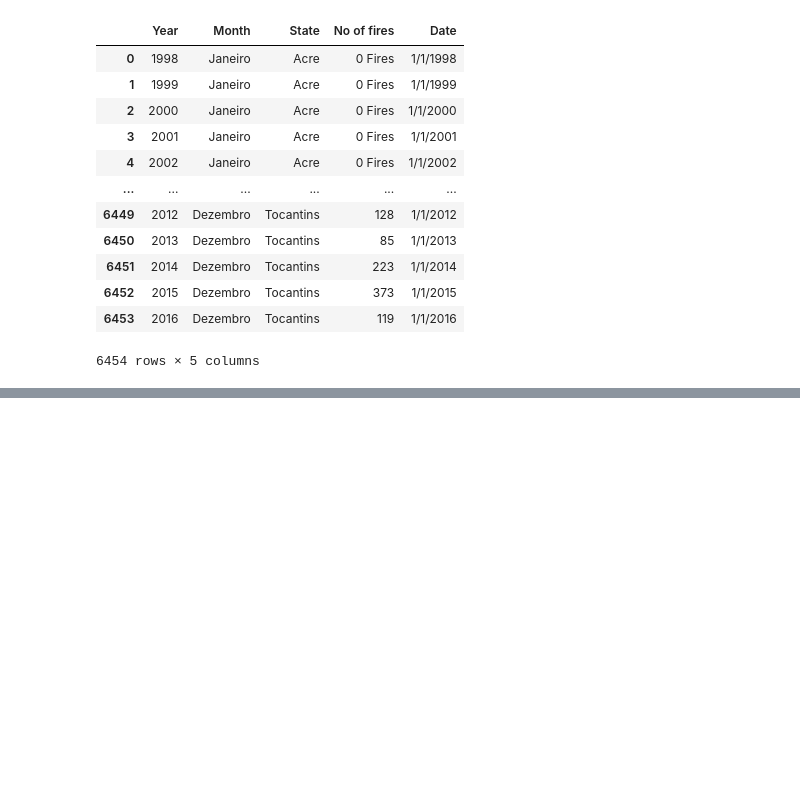
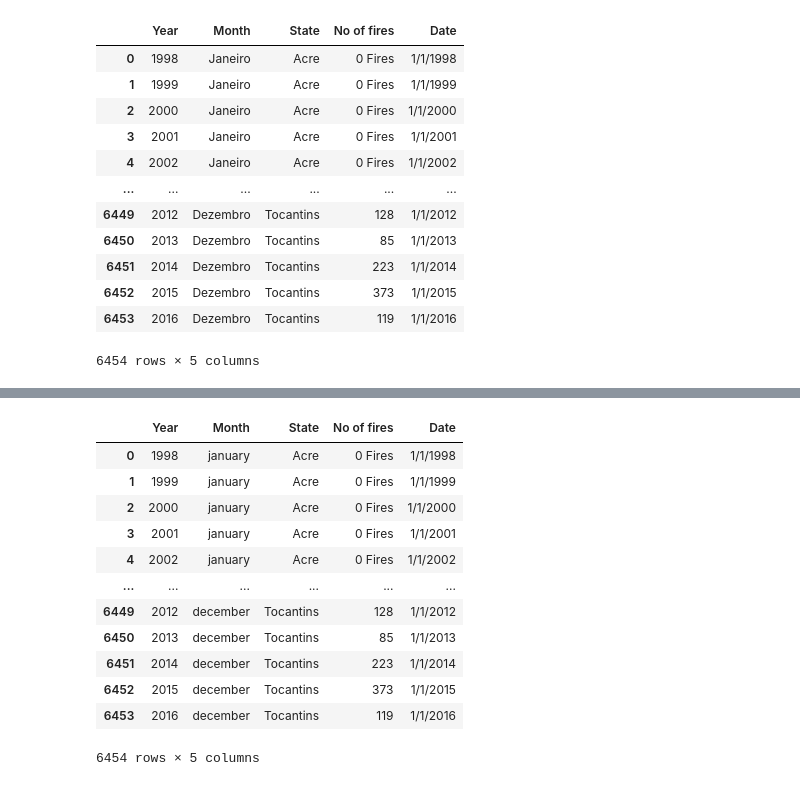
Before and after one commit to syed-khader/learning-python-libraries, a Jupyter notebook: pandasforgithub.ipynb, the cells around one changed output, grey strips where cells are left out. Drawn from its saved outputs; the diff is of its cells as text; code cells hidden in the pictures; blank space fills up the shorter version.

Commit message:
data cleaning step

```diff
--- a/pandasforgithub.ipynb
+++ b/pandasforgithub.ipynb
@@ -670,0 +720,22 @@ df2
+# %%
+df2['Month'].unique()
+
+data={'Janeiro':'january', 'Fevereiro':'february', 'Marįo':'march', 'Abril':'april', 'Maio':'may', 'Junho':'june', 'Julho':'july',
+       'Agosto':'august', 'Setembro':'september', 'Outubro':'october', 'Novembro':'november', 'Dezembro':'december'}
+
+df2['Month']=df2['Month'].map(data)
+df2
+# %% [output]
+|  | Year | Month | State | No of fires | Date |
+| 0 | 1998 | january | Acre | 0 Fires | 1/1/1998 |
+| 1 | 1999 | january | Acre | 0 Fires | 1/1/1999 |
+| 2 | 2000 | january | Acre | 0 Fires | 1/1/2000 |
+| 3 | 2001 | january | Acre | 0 Fires | 1/1/2001 |
+| 4 | 2002 | january | Acre | 0 Fires | 1/1/2002 |
+| ... | ... | ... | ... | ... | ... |
+| 6449 | 2012 | december | Tocantins | 128 | 1/1/2012 |
+| 6450 | 2013 | december | Tocantins | 85 | 1/1/2013 |
+| 6451 | 2014 | december | Tocantins | 223 | 1/1/2014 |
+| 6452 | 2015 | december | Tocantins | 373 | 1/1/2015 |
+| 6453 | 2016 | december | Tocantins | 119 | 1/1/2016 |
+6454 rows × 5 columns
```
Also changed, not shown: parts of 5 cells of this notebook.
